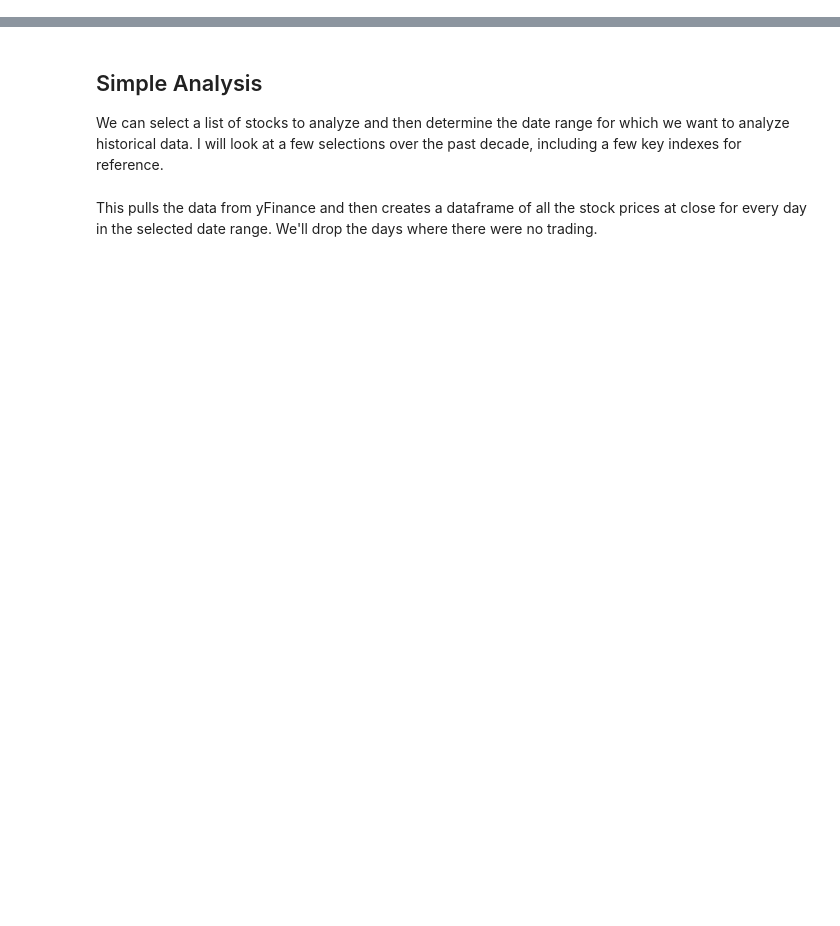
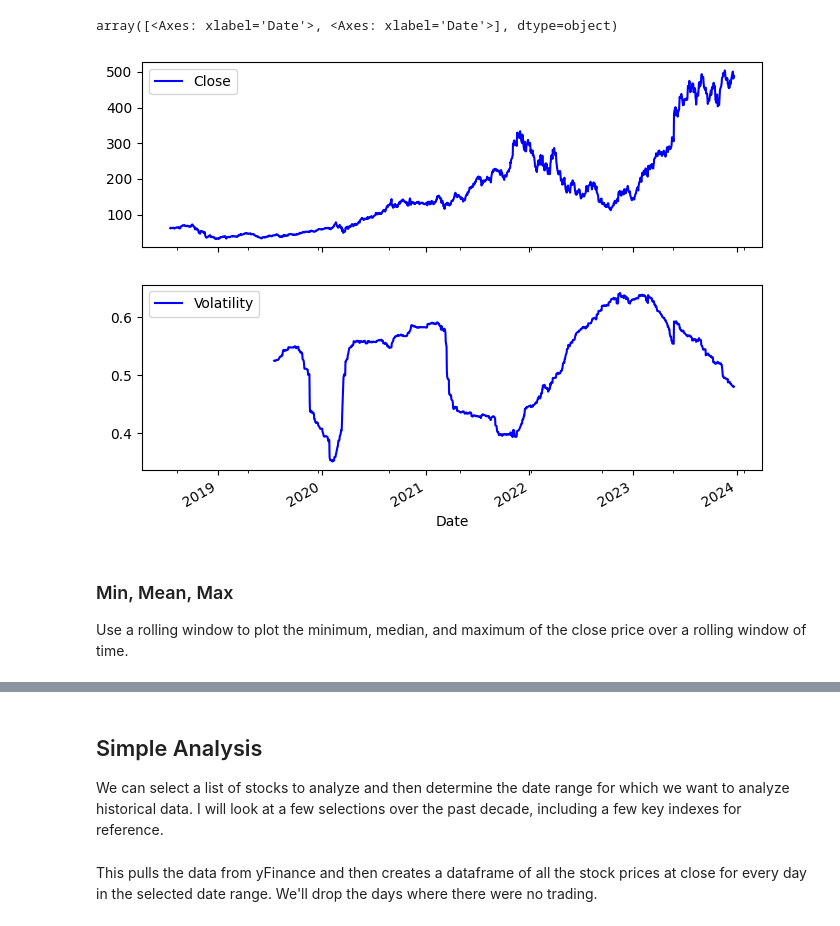
Before and after one commit to mackertp/finance-py, a Jupyter notebook: research/yfinance.ipynb, the cells around one changed output, grey strips where cells are left out. Saved outputs shown, nothing was run; the diff lists cells and outputs as text; code cells hidden in the pictures; blank space fills up the shorter version.

```diff
--- a/research/yfinance.ipynb
+++ b/research/yfinance.ipynb
@@ -13,0 +99,3 @@ import json
+# %%
+start_date = '2018-07-15'
+end_date = '2023-12-26'
@@ -13,0 +106,5 @@ import json
+# %%
+nvidia = yf.download('NVDA', start=start_date, end=end_date)
+nvidia['Log_Ret'] = np.log(nvidia['Close']/nvidia['Close'].shift(1))
+nvidia['Volatility'] = nvidia['Log_Ret'].rolling(252).std() * np.sqrt(252)
+nvidia.tail()
@@ -13,0 +120,10 @@ import json
+# %%
+%matplotlib inline
+nvidia[['Close', 'Volatility']].plot(subplots=True, color='blue', figsize=(8,6))
+# %% [output]
+array([<Axes: xlabel='Date'>, <Axes: xlabel='Date'>], dtype=object)
+[figure, added]
+# %% [markdown]
+### Min, Mean, Max
+
+Use a rolling window to plot the minimum, median, and maximum of the close price over a rolling window of time.
```
Also changed, not shown: parts of 40 cells of this notebook, 3 other files.
